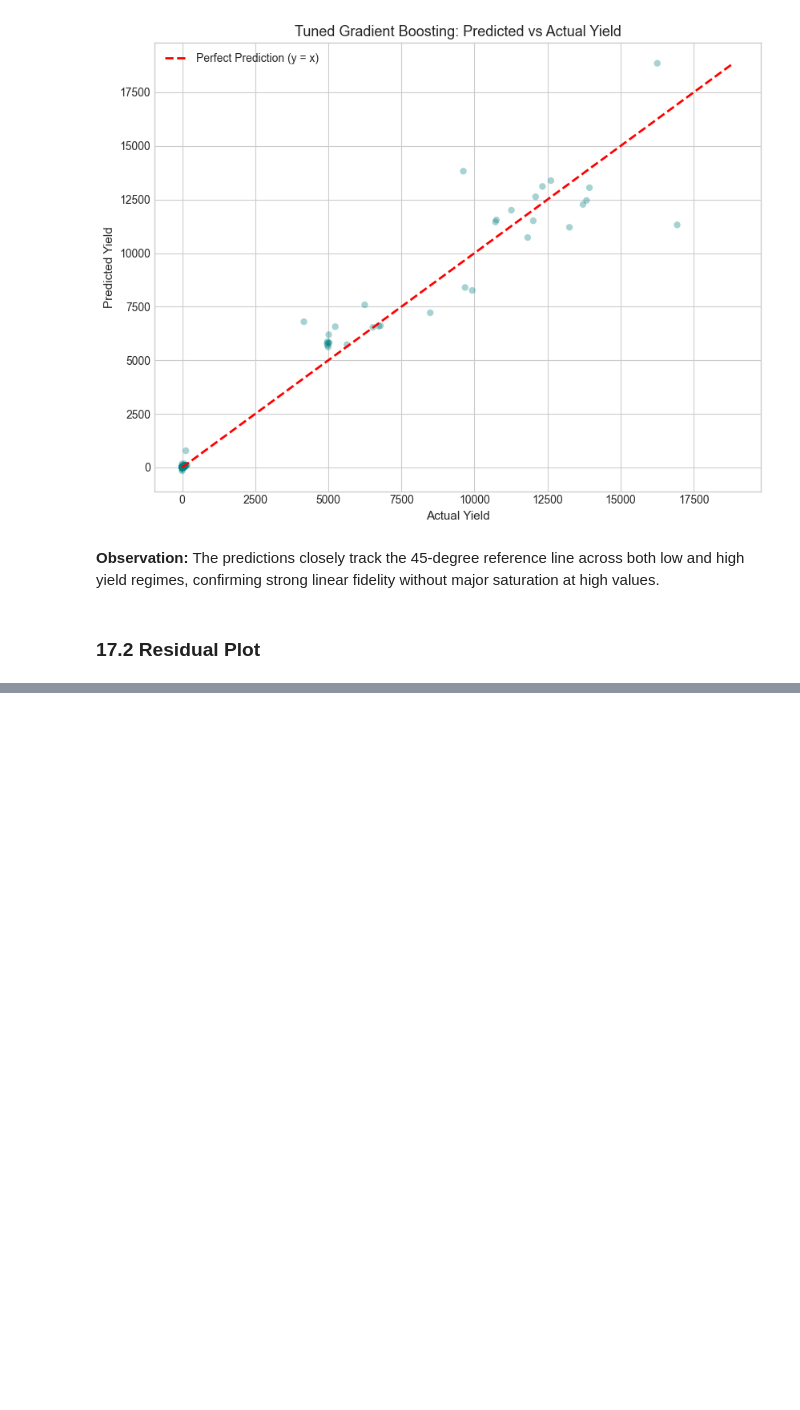
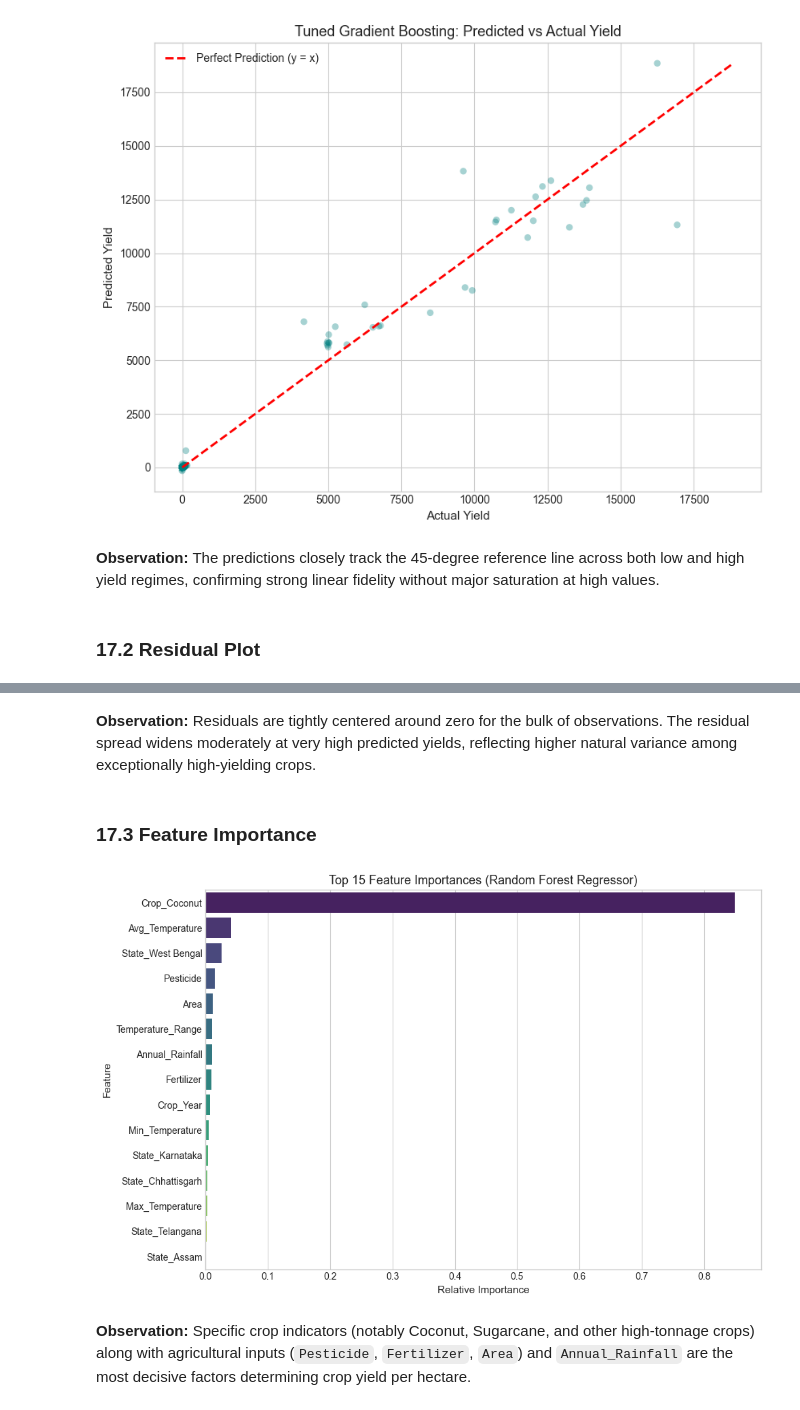
Before and after one commit to Subash-G-S/agri-predict, a Jupyter notebook: notebooks/regression.ipynb, the cells around one changed output, grey strips where cells are left out. Cells and saved outputs as stored; diff of their text form; code cells hidden in the pictures; blank space fills up the shorter version.

```diff
--- a/notebooks/regression.ipynb
+++ b/notebooks/regression.ipynb
@@ -648,0 +663,26 @@ plt.show()
+# %% [markdown]
+**Observation:** Residuals are tightly centered around zero for the bulk of observations. The residual spread widens moderately at very high predicted yields, reflecting higher natural variance among exceptionally high-yielding crops.
+# %% [markdown]
+### 17.3 Feature Importance
+# %%
+# Feature importances from Tuned Random Forest
+importances = best_rf.feature_importances_
+importance_df = pd.DataFrame({
+    'Feature': feature_names_out,
+    'Importance': importances
+}).sort_values(by='Importance', ascending=False).head(15)
+
+# Clean feature names for display
+importance_df['Clean Feature'] = importance_df['Feature'].str.replace('num__', '').str.replace('cat__', '')
+
+plt.figure(figsize=(10, 6.5))
+sns.barplot(data=importance_df, x='Importance', y='Clean Feature', palette='viridis')
+plt.title('Top 15 Feature Importances (Random Forest Regressor)', fontsize=13)
+plt.xlabel('Relative Importance')
+plt.ylabel('Feature')
+plt.tight_layout()
+plt.show()
+# %% [output]
+[figure, added]
+# %% [markdown]
+**Observation:** Specific crop indicators (notably Coconut, Sugarcane, and other high-tonnage crops) along with agricultural inputs (`Pesticide`, `Fertilizer`, `Area`) and `Annual_Rainfall` are the most decisive factors determining crop yield per hectare.
```
Also changed, not shown: parts of 2 cells of this notebook.
